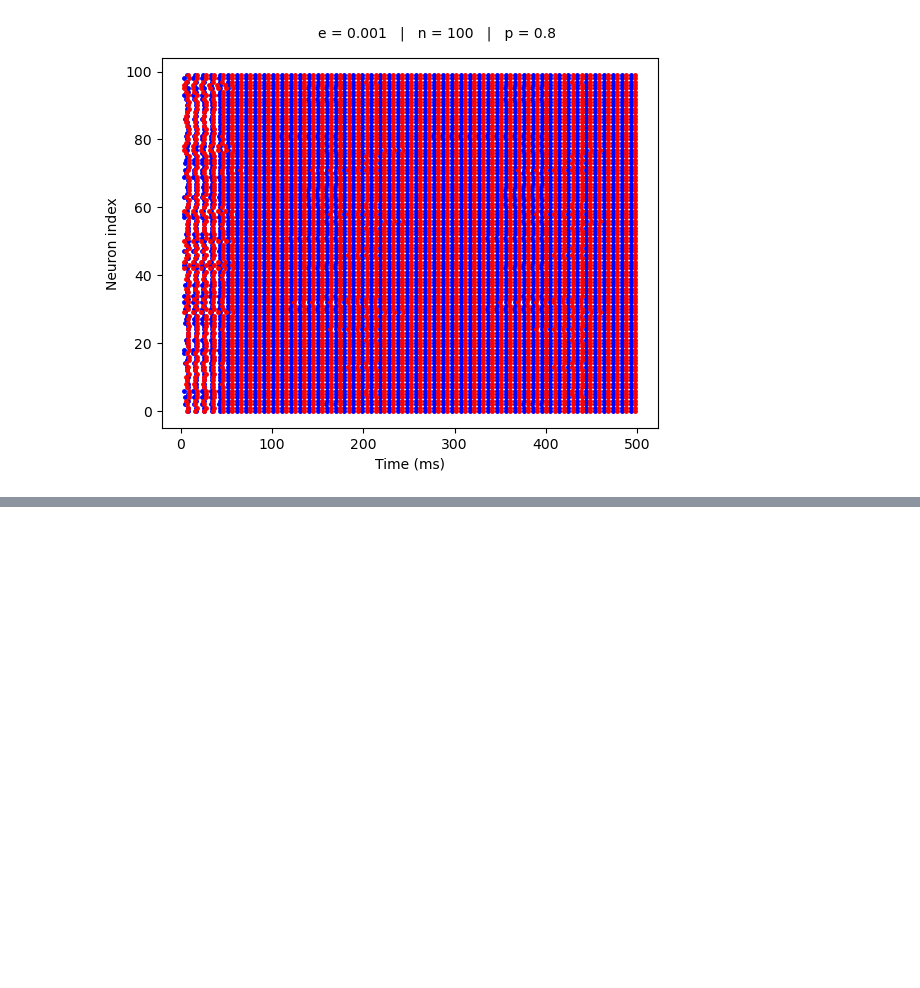
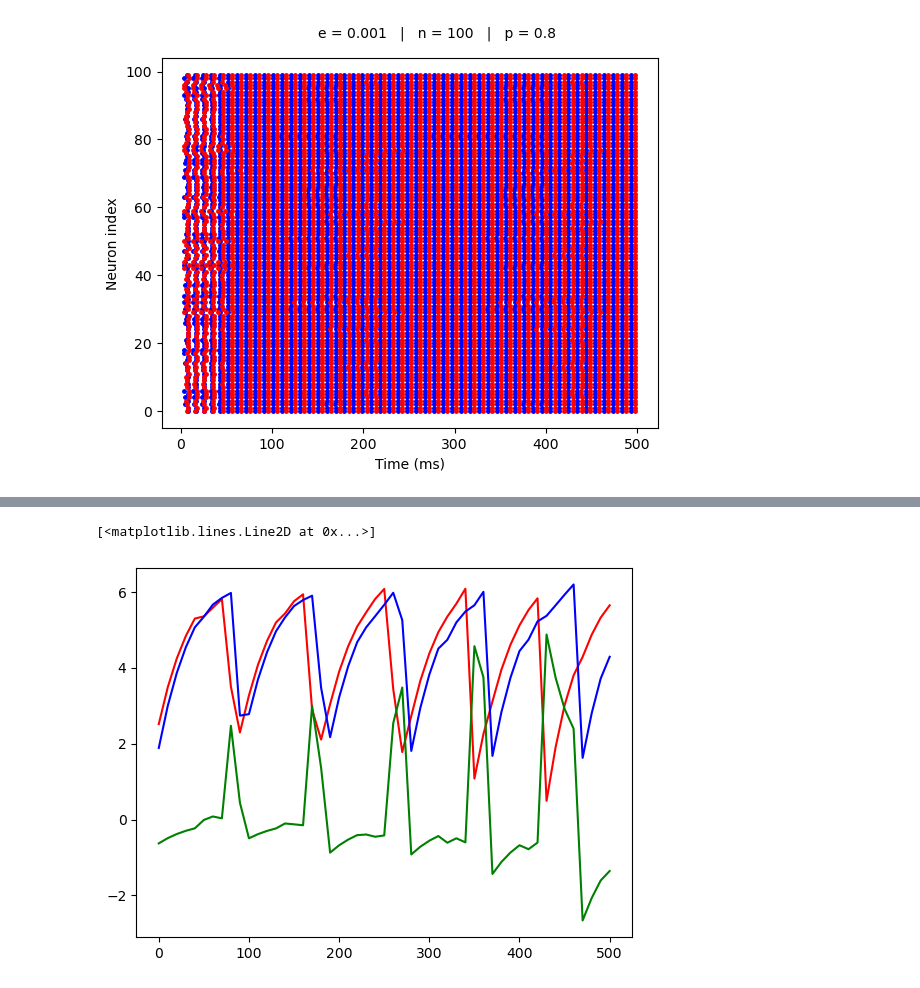
Before and after one commit to ch3rryblossom/sudoku-network, a Jupyter notebook: bipartite.ipynb, the cells around one changed output, grey strips where cells are left out. Drawn from its saved outputs; the diff is of its cells as text; code cells hidden in the pictures; blank space fills up the shorter version.

```diff
--- a/bipartite.ipynb
+++ b/bipartite.ipynb
@@ -396,0 +419,17 @@ show()
+# %%
+times = range(0, 501, 10)
+M1_avgs = []
+M2_avgs = []
+
+for t in times:
+        pd1 = polared(t, M1)
+        pd2 = polared(t, M2)
+        M1_avgs.append(pd1[1])
+        M2_avgs.append(pd2[1])
+
+plot(times, M1_avgs, color='red')
+plot(times, M2_avgs, color='blue')
+plot(times, subtract(M2_avgs, M1_avgs), color='green')
+# %% [output]
+[<matplotlib.lines.Line2D at 0x...>]
+[figure, added]
```
Also changed, not shown: parts of 2 cells of this notebook.
